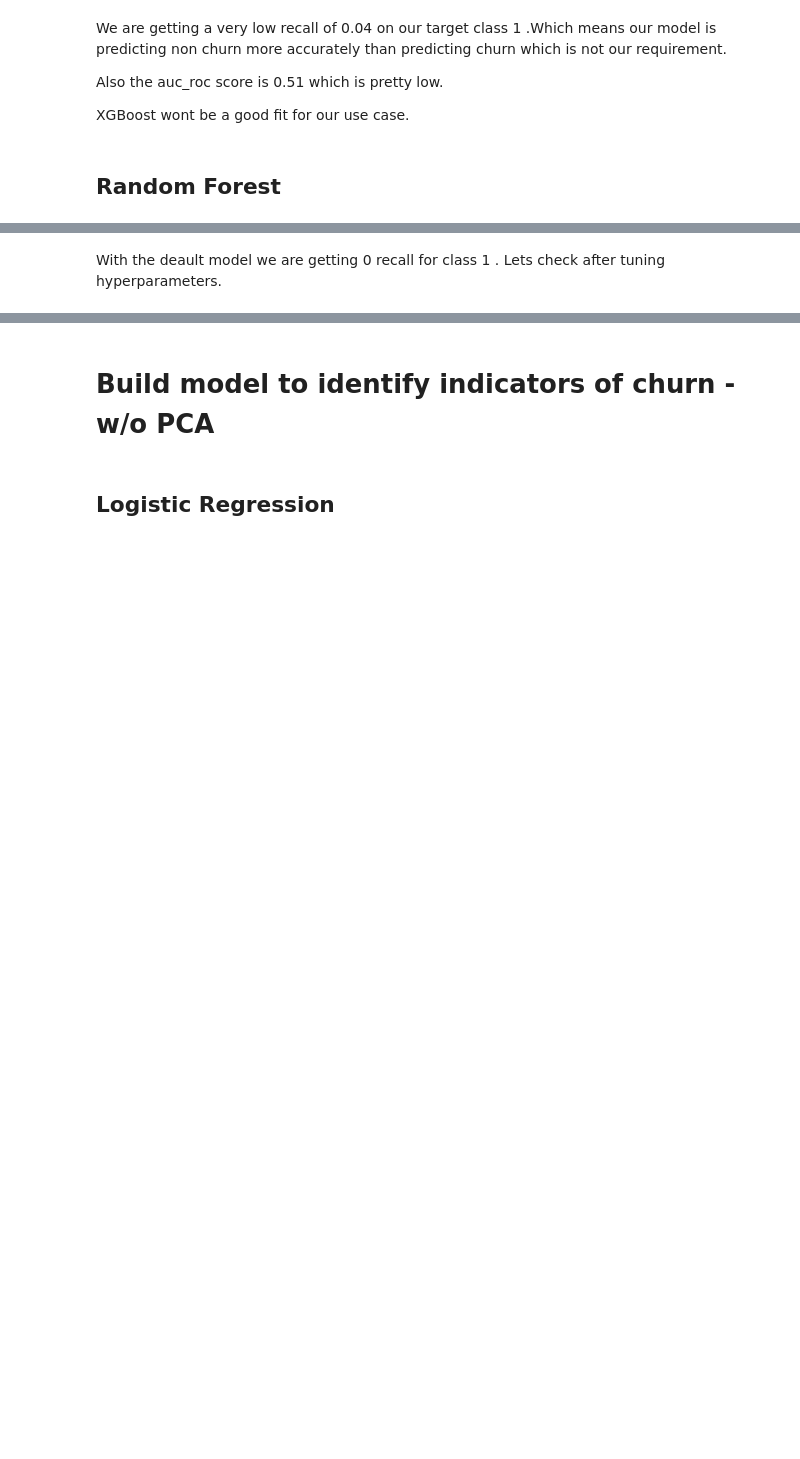
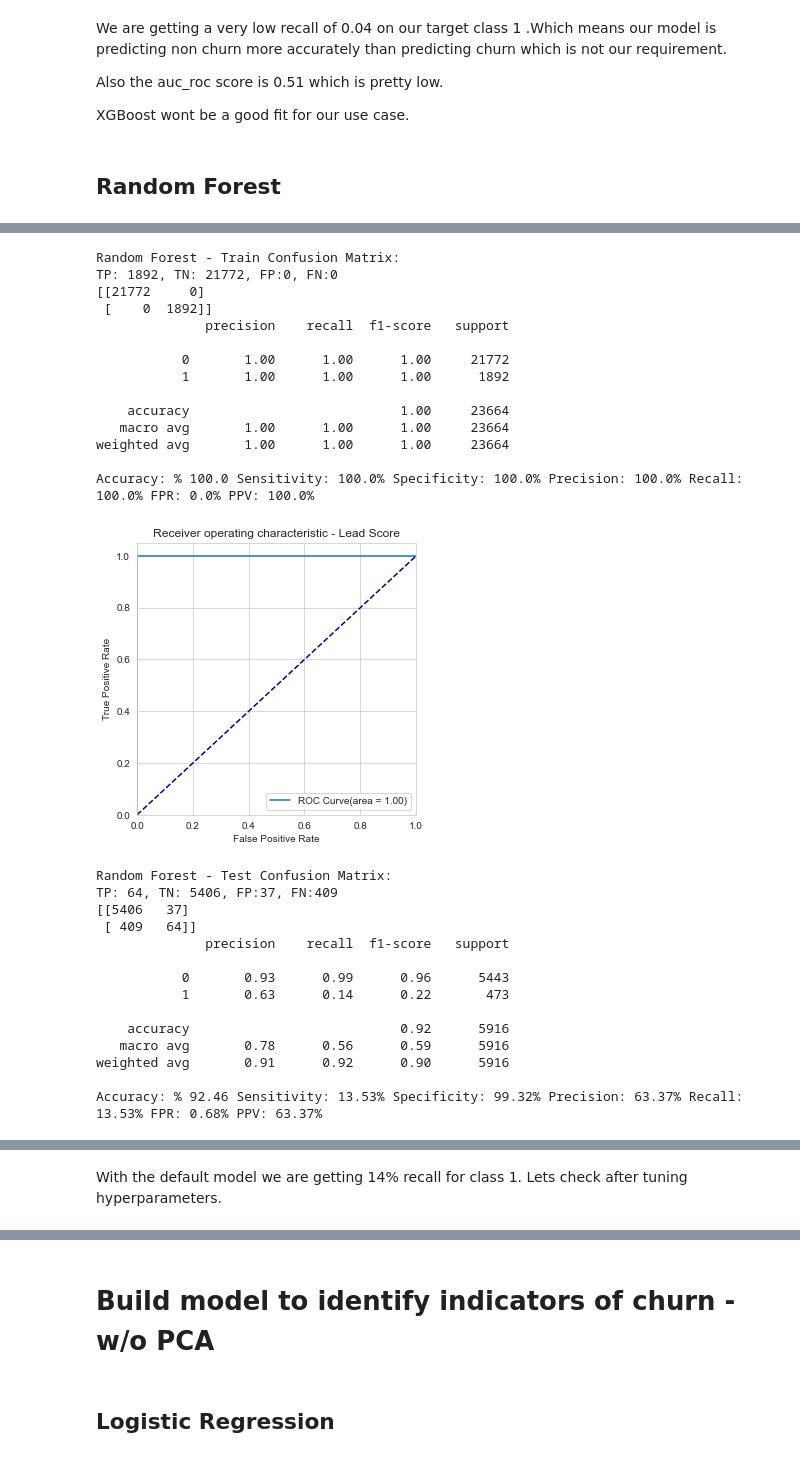
Before and after one commit to sreedevigattu/telecomchurn, a Jupyter notebook: telecomchurn.ipynb, the cells around one changed output, grey strips where cells are left out. Drawn from its saved outputs; the diff is of its cells as text; code cells hidden in the pictures; blank space fills up the shorter version.

```diff
--- a/telecomchurn.ipynb
+++ b/telecomchurn.ipynb
@@ -1864,0 +1909,39 @@ print(metrics.classification_report(y_test,random_test_pred))
+# %%
+## Evaluating on train data
+y_train_predicted = random_forest.predict(X_train_pca)
+_ = evaluate_classification_model('Random Forest - Train', [], y_train, y_train_predicted)
+
+# Evaluating on test data
+y_test_predicted = random_forest.predict(X_test_pca)
+#print(classification_report(y_test, xrf_test_pred))
+_ = evaluate_classification_model('Random Forest - Test', [], y_test, y_test_predicted)
+# %% [output]
+Random Forest - Train Confusion Matrix:
+TP: 1892, TN: 21772, FP:0, FN:0
+[[21772     0]
+ [    0  1892]]
+              precision    recall  f1-score   support
+
+           0       1.00      1.00      1.00     21772
+           1       1.00      1.00      1.00      1892
+
+    accuracy                           1.00     23664
+   macro avg       1.00      1.00      1.00     23664
+weighted avg       1.00      1.00      1.00     23664
+
+Accuracy: % 100.0 Sensitivity: 100.0% Specificity: 100.0% Precision: 100.0% Recall: 100.0% FPR: 0.0% PPV: 100.0%
+[figure, added]
+Random Forest - Test Confusion Matrix:
+TP: 64, TN: 5406, FP:37, FN:409
+[[5406   37]
+ [ 409   64]]
+              precision    recall  f1-score   support
+
+           0       0.93      0.99      0.96      5443
+           1       0.63      0.14      0.22       473
+
+    accuracy                           0.92      5916
+   macro avg       0.78      0.56      0.59      5916
+weighted avg       0.91      0.92      0.90      5916
+
+Accuracy: % 92.46 Sensitivity: 13.53% Specificity: 99.32% Precision: 63.37% Recall: 13.53% FPR: 0.68% PPV: 63.37%
@@ -1865,3 +1949,2 @@ print(metrics.classification_report(y_test,random_test_pred))
 # %% [markdown]
-With the deault model we are getting 0 recall for class 1 .
-Lets check after tuning hyperparameters.
+With the default model we are getting 14% recall for class 1. Lets check after tuning hyperparameters.
```
Also changed, not shown: parts of 47 cells of this notebook.
